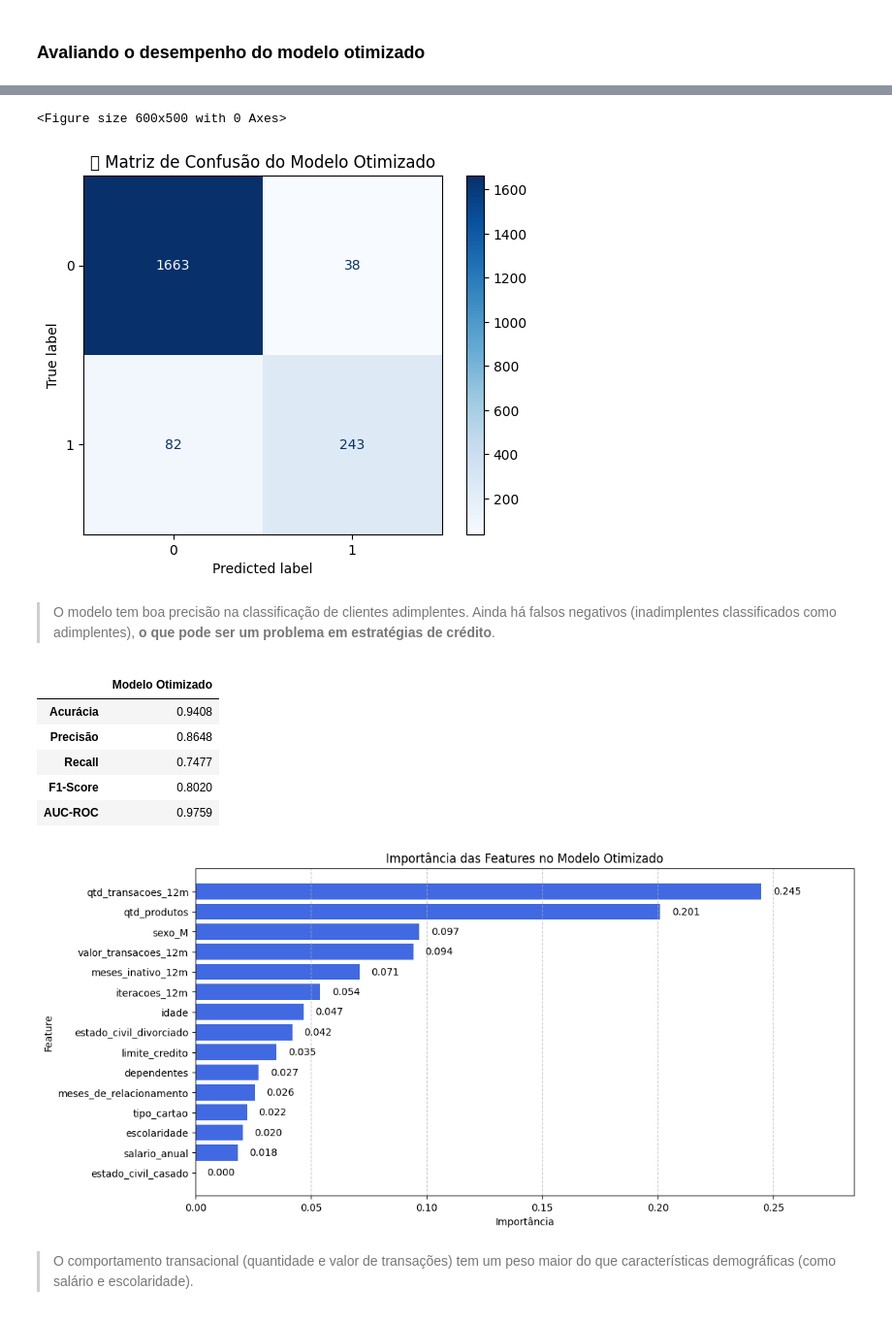
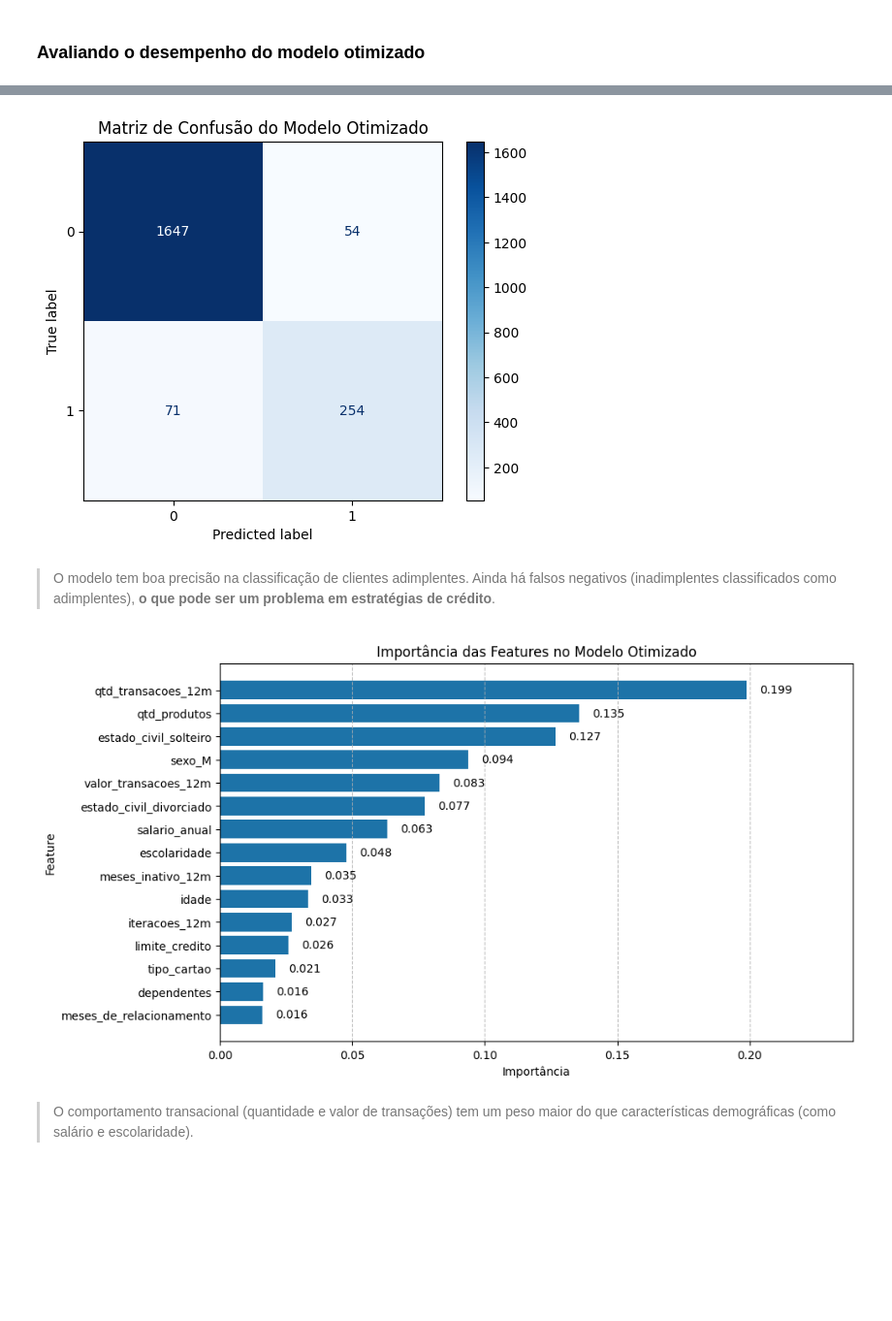
Before and after one commit to matheusvazdata/ml-classificacao-analise-de-inadimplencia, a Jupyter notebook: Projeto_ML_Coder_House_Classificacao.ipynb, the cells around one changed output, grey strips where cells are left out. Shown at 97% size. Cells and saved outputs as stored; diff of their text form; code cells hidden in the pictures; blank space fills up the shorter version.

Commit message:
Adição do SMOTE para balancear valores.

```diff
--- a/Projeto_ML_Coder_House_Classificacao.ipynb
+++ b/Projeto_ML_Coder_House_Classificacao.ipynb
@@ -808,3 +859,9 @@ dtype: int64
+# %%
+from sklearn.impute import SimpleImputer
+
+# Verificação e tratamento de valores NaN após SMOTE
+imputer = SimpleImputer(strategy='median')  # Preenche NaNs com a média das colunas
+X_treino_resampled = pd.DataFrame(imputer.fit_transform(X_treino_resampled), columns=X_treino.columns)
 # %% [markdown]
 ### Normalização dos dados
 # %%
@@ -832,6 +889,6 @@ def normalizar_dados(X_treino, X_teste):
     return X_treino_scaled, X_teste_scaled, scaler
 
 # 🔹 Aplicando normalização
-X_treino_scaled, X_teste_scaled, scaler = normalizar_dados(X_treino, X_teste)
+X_treino_scaled, X_teste_scaled, scaler = normalizar_dados(X_treino_resampled, X_teste)
 # %% [output]
 ✅ Normalização concluída.
@@ -1070,4 +1200,4 @@ def otimizar_xgboost(X_treino, y_treino, n_iter=100, cv=10, scoring='recall'):
 # %%
-# Executando otimização do XGBoost
-melhores_hiperparametros = otimizar_xgboost(X_treino_scaled, y_treino)
+# Executando otimização do XGBoost com GridSearchCV
+melhores_hiperparametros = otimizar_xgboost_grid(X_treino_scaled, y_treino_resampled)
 # %% [output]
@@ -1078,6 +1208,9 @@ Fitting 10 folds for each of 100 candidates, totalling 1000 fits
 ## Treinando o modelo com os melhores hiperparâmetros
 # %%
 # Criando modelo otimizado
+melhores_hiperparametros = {chave: valor[0] if isinstance(valor, list) else valor
+                            for chave, valor in melhores_hiperparametros.items()}
+
 melhor_xgb_final = XGBClassifier(
     **melhores_hiperparametros,
     eval_metric='logloss',
@@ -1085,7 +1218,7 @@ melhor_xgb_final = XGBClassifier(
 )
 
 # Treinando o modelo final
-melhor_xgb_final.fit(X_treino_scaled, y_treino)
+melhor_xgb_final.fit(X_treino_scaled, y_treino_resampled)
 # %% [output]
 XGBClassifier(base_score=None, booster=None, callbacks=None,
               colsample_bylevel=None, colsample_bynode=None,
@@ -1107,4 +1282,6 @@ y_proba_final = melhor_xgb_final.predict_proba(X_teste_scaled)[:, 1]
 # %%
+from sklearn.metrics import confusion_matrix, ConfusionMatrixDisplay
+
 # --- MATRIZ DE CONFUSÃO ---
 def exibir_matriz_confusao(y_teste, y_pred):
     """
@@ -1116,90 +1293,51 @@ def exibir_matriz_confusao(y_teste, y_pred):
     """
     cm = confusion_matrix(y_teste, y_pred)
     disp = ConfusionMatrixDisplay(confusion_matrix=cm)
-
-    plt.figure(figsize=(6, 5))
     disp.plot(cmap='Blues', values_format='d')
-    plt.title("📌 Matriz de Confusão do Modelo Otimizado")
+    plt.title("Matriz de Confusão do Modelo Otimizado")
     plt.show()
 
 # 🔹 Exibir Matriz de Confusão
 exibir_matriz_confusao(y_teste, y_pred_final)
 # %% [output]
-<Figure size 600x500 with 0 Axes>
-[figure, old version]
+[figure, new version]
 # %% [markdown]
 > O modelo tem boa precisão na classificação de clientes adimplentes. Ainda há falsos negativos (inadimplentes classificados como adimplentes), **o que pode ser um problema em estratégias de crédito**.
-# %%
-def exibir_metricas_modelo(y_real, y_pred, y_proba):
-    """
-    Exibe as métricas detalhadas do modelo.
-
-    Parâmetros:
-    - y_real: Valores reais do conjunto de teste.
-    - y_pred: Valores previstos pelo modelo.
-    - y_proba: Probabilidades previstas pelo modelo para classe positiva.
-    """
-    report = classification_report(y_real, y_pred, output_dict=True)
-    auc = roc_auc_score(y_real, y_proba)
-
-    metricas = {
-        'Acurácia': round(report['accuracy'], 4),
-        'Precisão': round(report['1']['precision'], 4),
-        'Recall': round(report['1']['recall'], 4),
-        'F1-Score': round(report['1']['f1-score'], 4),
-        'AUC-ROC': round(auc, 4)
-    }
-
-    df_metricas = pd.DataFrame([metricas]).T
-    df_metricas.columns = ['Modelo Otimizado']
-
-    display(df_metricas)
-
-# 🔹 Exibir métricas detalhadas do modelo otimizado
-exibir_metricas_modelo(y_teste, y_pred_final, y_proba_final)
-# %% [output]
-|  | Modelo Otimizado |
-| Acurácia | 0.9408 |
-| Precisão | 0.8648 |
-| Recall | 0.7477 |
-| F1-Score | 0.8020 |
-| AUC-ROC | 0.9759 |
 # %%
 # --- IMPORTÂNCIA DAS FEATURES ---
 def plot_importancia_features(modelo, features):
     """
     Plota a importância das features de um modelo treinado.
 
     Parâmetros:
     - modelo: Modelo treinado do XGBoost.
     - features: Lista com os nomes das features.
     """
     importances = modelo.feature_importances_
-    indices = np.argsort(importances)[::-1]  # Ordenar do maior para o menor
+    indices = np.argsort(importances)[::-1]  # Ordena do maior para o menor
+    features_sorted = np.array(features)[indices]  # Garantir alinhamento
 
-    plt.figure(figsize=(12, 6))
-    bars = plt.barh(np.array(features)[indices], importances[indices], color='royalblue')
+    plt.figure(figsize=(10, 6))
+    bars = plt.barh(features_sorted, importances[indices], color='#1D73A8')
 
-    # Adicionando rótulos dentro das barras
     for bar, importance in zip(bars, importances[indices]):
-        plt.text(bar.get_width() + 0.005,  # Garante que o texto fique dentro da área do gráfico
+        plt.text(bar.get_width() + 0.005,  # Ajusta para manter legível
                  bar.get_y() + bar.get_height()/2,
                  f"{importance:.3f}",
                  va='center', ha='left', fontsize=10, color='black')
 
     plt.grid(axis='x', linestyle='--', alpha=0.8)
     plt.xlabel("Importância")
     plt.ylabel("Feature")
     plt.title("Importância das Features no Modelo Otimizado")
     plt.xlim(0, max(importances) + 0.04)
-    plt.gca().invert_yaxis()  # Inverter a ordem para destacar as mais importantes
-
+    plt.gca().invert_yaxis()  # Inverter ordem para destacar as mais importantes
     plt.show()
 
-# Exibir Importância das Features
-plot_importancia_features(melhor_xgb_final, X_treino.columns)
+# 📌 Executando a função
+plot_importancia_features(melhor_xgb_final, X_treino.columns.tolist())
 # %% [output]
-[figure, old version]
+[figure, new version]
 # %% [markdown]
 > O comportamento transacional (quantidade e valor de transações) tem um peso maior do que características demográficas (como salário e escolaridade).
 # %% [markdown]
```
Also changed, not shown: parts of 40 cells of this notebook.
